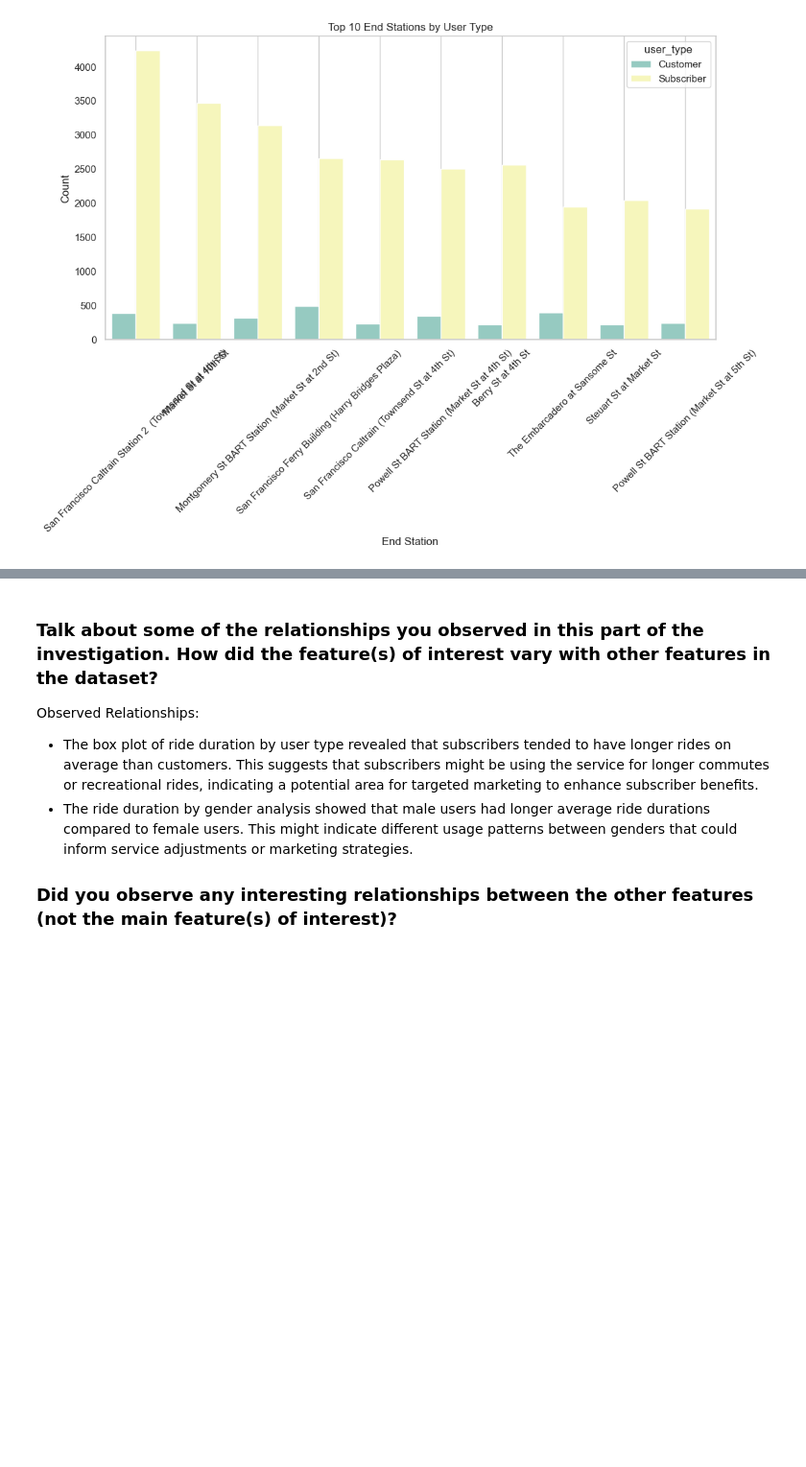
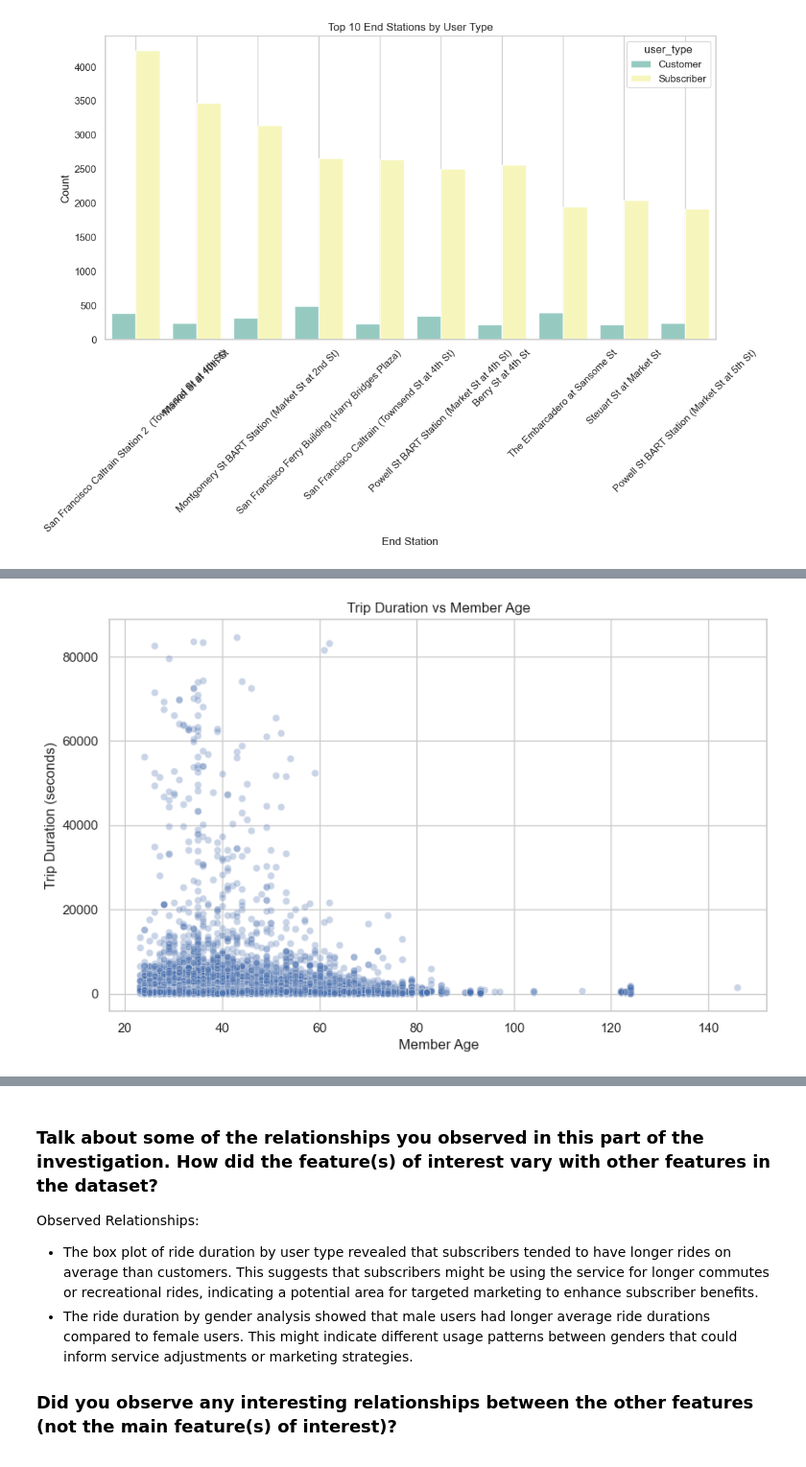
Before and after one commit to letrunglong/Ford-Go-Bike-System-Udacity, a Jupyter notebook: Part_I_exploration_template.ipynb, the cells around one changed output, grey strips where cells are left out. Shown at 96% size. Saved outputs shown, nothing was run; the diff lists cells and outputs as text; code cells hidden in the pictures; blank space fills up the shorter version.

```diff
--- a/Part_I_exploration_template.ipynb
+++ b/Part_I_exploration_template.ipynb
@@ -555,0 +563,11 @@ plt.show()
+# %%
+# Calculate age for scatter plot visualization
+ford_bike_df["member_age"] = 2024 - ford_bike_df["member_birth_year"]
+plt.figure(figsize=(10, 6))
+sns.scatterplot(data=ford_bike_df, x="member_age", y="duration_sec", alpha=0.3)
+plt.title("Trip Duration vs Member Age")
+plt.xlabel("Member Age")
+plt.ylabel("Trip Duration (seconds)")
+plt.show()
+# %% [output]
+[figure, added]
```
Also changed, not shown: parts of 37 cells of this notebook, 4 other files.
